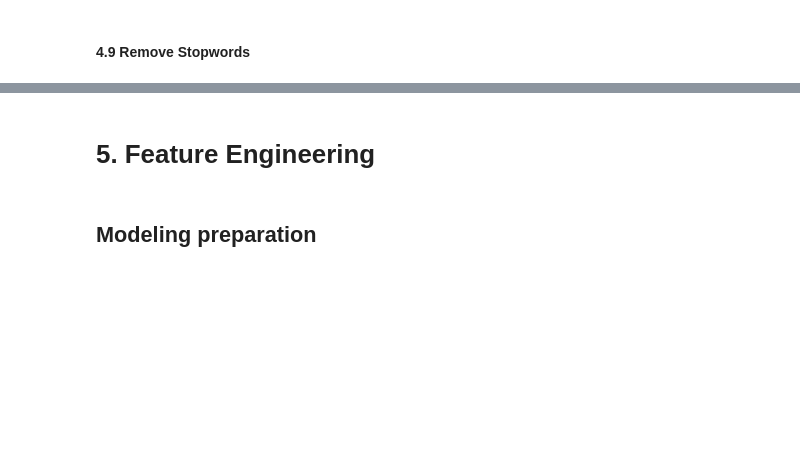
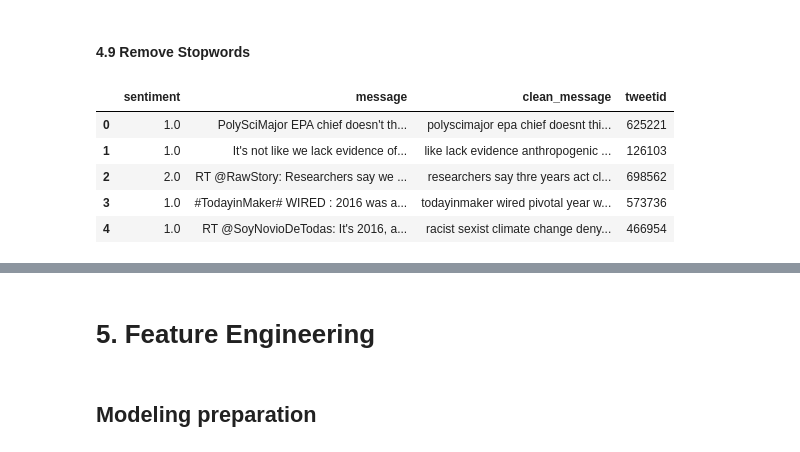
Before and after one commit to Sonkhe-Shongwe/Classification-Sprint-2307FTDS-Team-JL2, a Jupyter notebook: Classification_Sprint_2307FTDS_Team_JL2.ipynb, the cells around one changed output, grey strips where cells are left out. Saved outputs shown, nothing was run; the diff lists cells and outputs as text; code cells hidden in the pictures; blank space fills up the shorter version.

```diff
--- a/Classification_Sprint_2307FTDS_Team_JL2.ipynb
+++ b/Classification_Sprint_2307FTDS_Team_JL2.ipynb
@@ -339,4 +352,13 @@ def cleaning_stopwords(text):
 # %%
 # Apply the function to the 'clean_message' column of df_combined
 df_combined['clean_message'] = df_combined['clean_message'].apply(lambda text: cleaning_stopwords(text))
+# %%
+df_combined.head()
+# %% [output]
+|  | sentiment | message | clean_message | tweetid |
+| 0 | 1.0 | PolySciMajor EPA chief doesn't th... | polyscimajor epa chief doesnt thi... | 625221 |
+| 1 | 1.0 | It's not like we lack evidence of... | like lack evidence anthropogenic ... | 126103 |
+| 2 | 2.0 | RT @RawStory: Researchers say we ... | researchers say thre years act cl... | 698562 |
+| 3 | 1.0 | #TodayinMaker# WIRED : 2016 was a... | todayinmaker wired pivotal year w... | 573736 |
+| 4 | 1.0 | RT @SoyNovioDeTodas: It's 2016, a... | racist sexist climate change deny... | 466954 |
 # %% [markdown]
```
Also changed, not shown: parts of 15 cells of this notebook.
